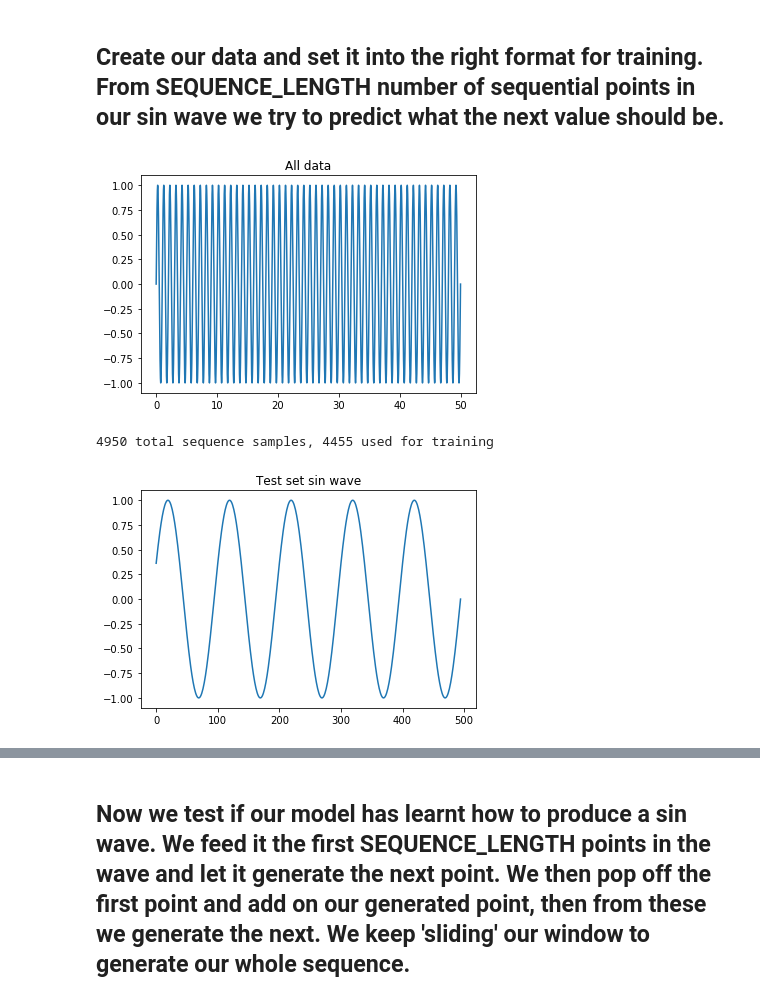
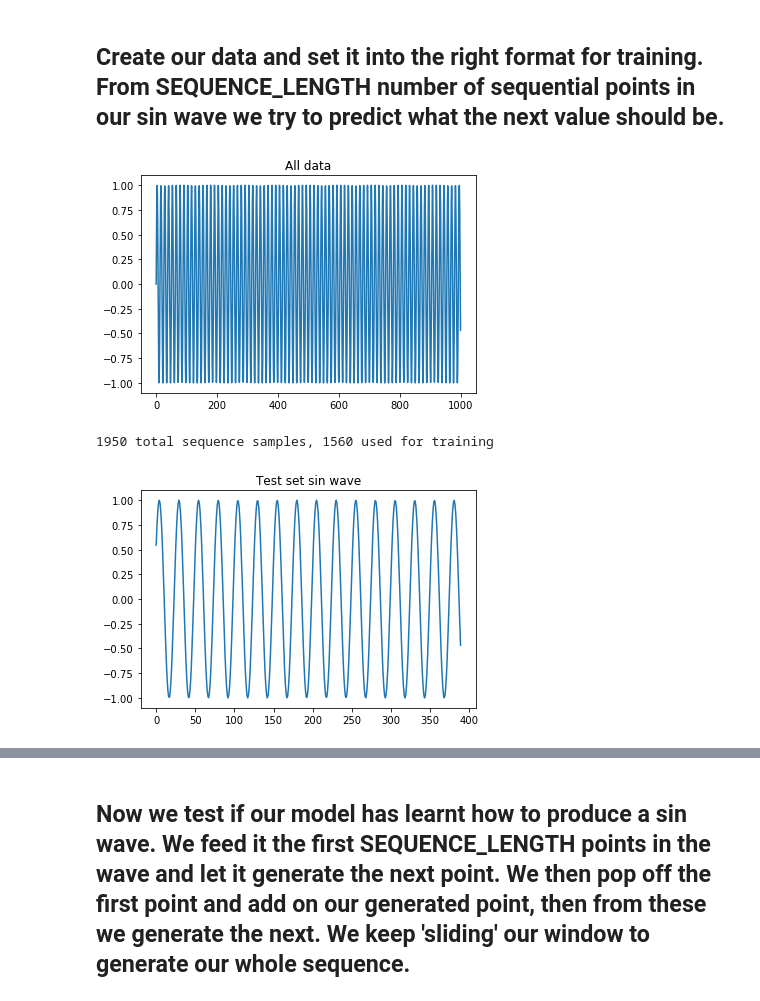
Before and after one commit to Burton2000/pytorch_rnn_sequence_generation, a Jupyter notebook: RNN_for_overfit_waves.ipynb, the cells around one changed output, grey strips where cells are left out. Saved outputs shown, nothing was run; the diff lists cells and outputs as text; code cells hidden in the pictures.

```diff
--- a/RNN_for_overfit_waves.ipynb
+++ b/RNN_for_overfit_waves.ipynb
@@ -29,8 +29,8 @@ NUM_EPOCHS = 10
 # Prepare our dataset for inputting into our model
 # Data dimensions should be in this order: [batch, sequence, feature] where feature is INPUT_SIZE
 
-time_steps = np.linspace(0, 50, 5000, dtype=np.float32)
-sin_time_steps = np.sin(time_steps*2*np.pi)# * np.sin(time_steps*0.01)
+time_steps = np.linspace(0, 1000, 2000, dtype=np.float32)
+sin_time_steps = np.sin(time_steps*0.5)# * time_steps #* np.cos(time_steps*0.1)
 
 
 plt.plot(time_steps[:],sin_time_steps[:])
@@ -39,37 +39,37 @@ plt.show()
 # We need to get an extra value to be the value we aim to predict.
 sequence_length = SEQUENCE_LENGTH + 1
 
 # Take sequence_length of our sin wave and put that as a row in sequence_data, this will be one input into our RNN.
 # Move one time step and repeat till we reach the end of our sampled sin wave.
 sequence_data = []
 for i in range(len(sin_time_steps) - sequence_length+1):
     sequence_data.append(sin_time_steps[i: i + sequence_length])
 sequence_data = np.array(sequence_data)
 
 # Split for train/test and shuffle train set.
 num_samples = sequence_data.shape[0]
-num_train = int(0.90 * num_samples)
+num_train = int(0.80 * num_samples)
 
 train_set = sequence_data[:num_train,:]
 test_set = sequence_data[num_train:,:]
 
 np.random.shuffle(train_set)
 print('{} total sequence samples, {} used for training'.format(num_samples, num_train))
 
 # Take off the last element or each row and this will be our target value to predict.
 # We now have SEQUENCE LENGTH elements in each row.
 x_train = train_set[:, :-1][:,:,np.newaxis]
 y_train = train_set[:, -1][:,np.newaxis]
 x_test = test_set[:, :-1][:,:,np.newaxis]
 y_test = test_set[:, -1][:,np.newaxis]
 
 plt.plot(y_test[:])
 plt.title("Test set sin wave")
 plt.show()
 # %% [output]
-[figure, old version]
+[figure, new version]
-4950 total sequence samples, 4455 used for training
+1950 total sequence samples, 1560 used for training
-[figure, old version]
+[figure, new version]
 # %%
 # Define our RNN model as a new class inheriting from nn.Module. Our model will be one multilayer RNN followed by a linear
 # layer to produce our final output.
```
Also changed, not shown: parts of 5 cells of this notebook, 1 other file.
